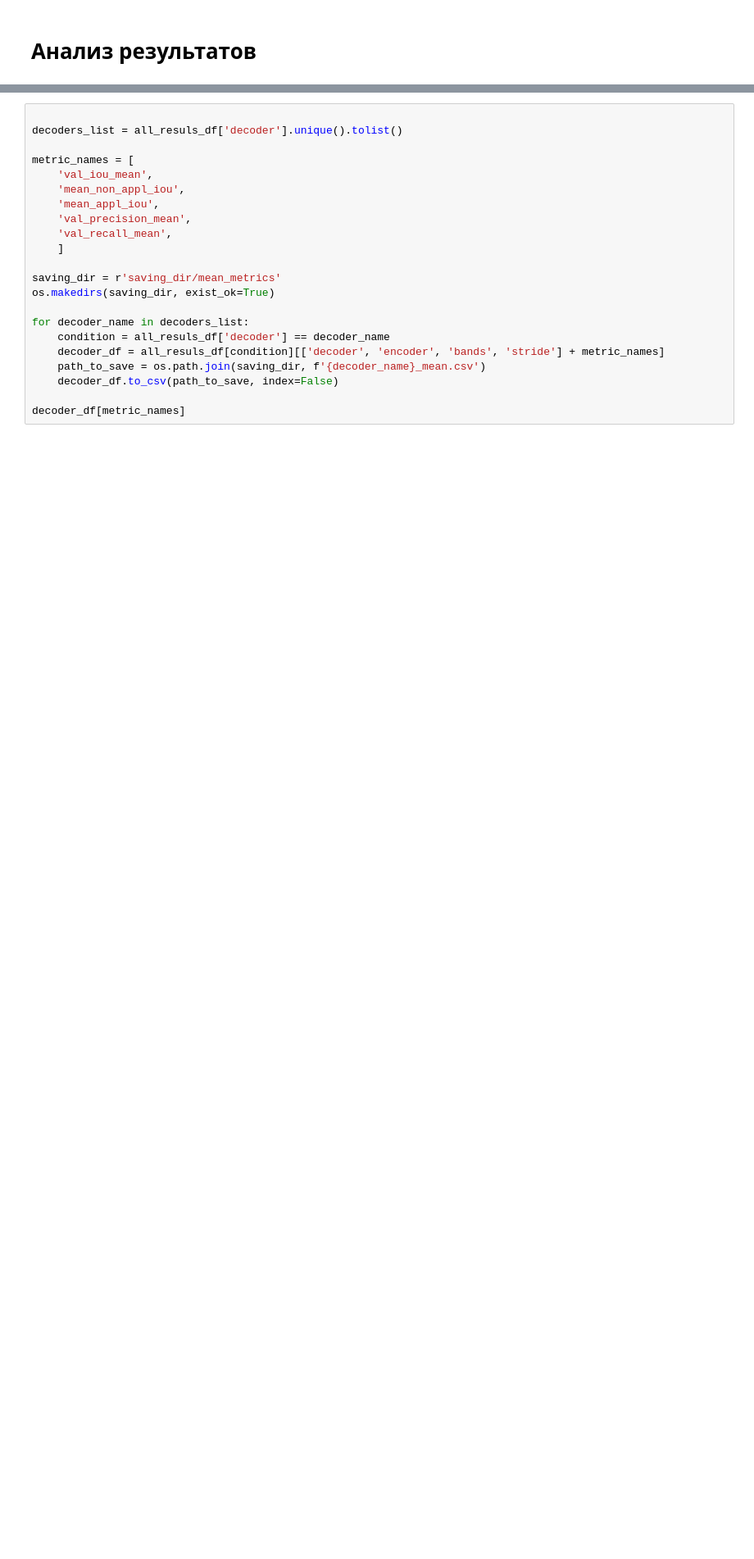
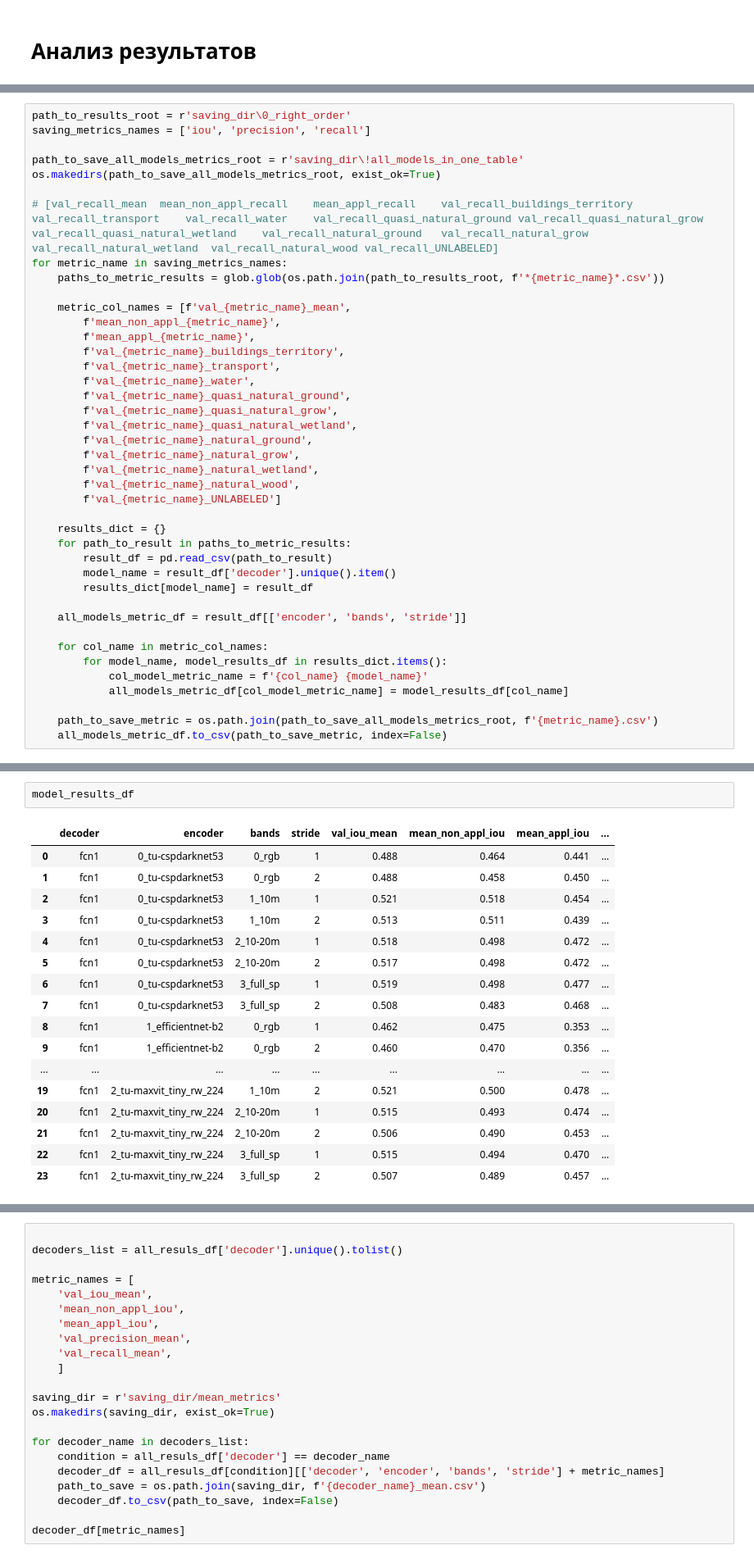
Before and after one commit to cafe1930/MultispectralSegmentation, a Jupyter notebook: gather_training_info.ipynb, the cells around one changed output, grey strips where cells are left out. Shown at 82% size. Cells and saved outputs as stored; diff of their text form; blank space fills up the shorter version.

```diff
--- a/gather_training_info.ipynb
+++ b/gather_training_info.ipynb
@@ -371,0 +541,41 @@ metrics_df[metrics_df['val_iou_mean']==metrics_df['val_iou_mean'].max()]
+# %%
+path_to_results_root = r'saving_dir\0_right_order'
+saving_metrics_names = ['iou', 'precision', 'recall']
+
+path_to_save_all_models_metrics_root = r'saving_dir\!all_models_in_one_table'
+os.makedirs(path_to_save_all_models_metrics_root, exist_ok=True)
+
+# [val_recall_mean	mean_non_appl_recall	mean_appl_recall	val_recall_buildings_territory	val_recall_transport	val_recall_water	val_recall_quasi_natural_ground	val_recall_quasi_natural_grow	val_recall_quasi_natural_wetland	val_recall_natural_ground	val_recall_natural_grow	val_recall_natural_wetland	val_recall_natural_wood	val_recall_UNLABELED]
+for metric_name in saving_metrics_names:
+    paths_to_metric_results = glob.glob(os.path.join(path_to_results_root, f'*{metric_name}*.csv'))
+
+    metric_col_names = [f'val_{metric_name}_mean',
+        f'mean_non_appl_{metric_name}',
+        f'mean_appl_{metric_name}',
+        f'val_{metric_name}_buildings_territory',
+        f'val_{metric_name}_transport',
+        f'val_{metric_name}_water',
+        f'val_{metric_name}_quasi_natural_ground',
+        f'val_{metric_name}_quasi_natural_grow',
+        f'val_{metric_name}_quasi_natural_wetland',
+        f'val_{metric_name}_natural_ground',
+        f'val_{metric_name}_natural_grow',
+        f'val_{metric_name}_natural_wetland',
+        f'val_{metric_name}_natural_wood',
+        f'val_{metric_name}_UNLABELED']
+
+    results_dict = {}
+    for path_to_result in paths_to_metric_results:
+        result_df = pd.read_csv(path_to_result)
+        model_name = result_df['decoder'].unique().item()
+        results_dict[model_name] = result_df
+
+    all_models_metric_df = result_df[['encoder', 'bands', 'stride']]
+
+    for col_name in metric_col_names:
+        for model_name, model_results_df in results_dict.items():
+            col_model_metric_name = f'{col_name} {model_name}'
+            all_models_metric_df[col_model_metric_name] = model_results_df[col_name]
+
+    path_to_save_metric = os.path.join(path_to_save_all_models_metrics_root, f'{metric_name}.csv')
+    all_models_metric_df.to_csv(path_to_save_metric, index=False)
@@ -372,3 +600,23 @@ metrics_df[metrics_df['val_iou_mean']==metrics_df['val_iou_mean'].max()]
+# %%
+model_results_df
+# %% [output]
+|  | decoder | encoder | bands | stride | val_iou_mean | mean_non_appl_iou | mean_appl_iou | ... |
+| 0 | fcn1 | 0_tu-cspdarknet53 | 0_rgb | 1 | 0.488 | 0.464 | 0.441 | ... |
+| 1 | fcn1 | 0_tu-cspdarknet53 | 0_rgb | 2 | 0.488 | 0.458 | 0.450 | ... |
+| 2 | fcn1 | 0_tu-cspdarknet53 | 1_10m | 1 | 0.521 | 0.518 | 0.454 | ... |
+| 3 | fcn1 | 0_tu-cspdarknet53 | 1_10m | 2 | 0.513 | 0.511 | 0.439 | ... |
+| 4 | fcn1 | 0_tu-cspdarknet53 | 2_10-20m | 1 | 0.518 | 0.498 | 0.472 | ... |
+| 5 | fcn1 | 0_tu-cspdarknet53 | 2_10-20m | 2 | 0.517 | 0.498 | 0.472 | ... |
+| 6 | fcn1 | 0_tu-cspdarknet53 | 3_full_sp | 1 | 0.519 | 0.498 | 0.477 | ... |
+| 7 | fcn1 | 0_tu-cspdarknet53 | 3_full_sp | 2 | 0.508 | 0.483 | 0.468 | ... |
+| 8 | fcn1 | 1_efficientnet-b2 | 0_rgb | 1 | 0.462 | 0.475 | 0.353 | ... |
+| 9 | fcn1 | 1_efficientnet-b2 | 0_rgb | 2 | 0.460 | 0.470 | 0.356 | ... |
+| ... | ... | ... | ... | ... | ... | ... | ... | ... |
+| 19 | fcn1 | 2_tu-maxvit_tiny_rw_224 | 1_10m | 2 | 0.521 | 0.500 | 0.478 | ... |
+| 20 | fcn1 | 2_tu-maxvit_tiny_rw_224 | 2_10-20m | 1 | 0.515 | 0.493 | 0.474 | ... |
+| 21 | fcn1 | 2_tu-maxvit_tiny_rw_224 | 2_10-20m | 2 | 0.506 | 0.490 | 0.453 | ... |
+| 22 | fcn1 | 2_tu-maxvit_tiny_rw_224 | 3_full_sp | 1 | 0.515 | 0.494 | 0.470 | ... |
+| 23 | fcn1 | 2_tu-maxvit_tiny_rw_224 | 3_full_sp | 2 | 0.507 | 0.489 | 0.457 | ... |
 # %%
 path_to_all_results = r'saving_dir\all_results.csv'
 all_resuls_df = pd.read_csv(path_to_all_results)
```
Also changed, not shown: parts of 15 cells of this notebook, 3 other files.
